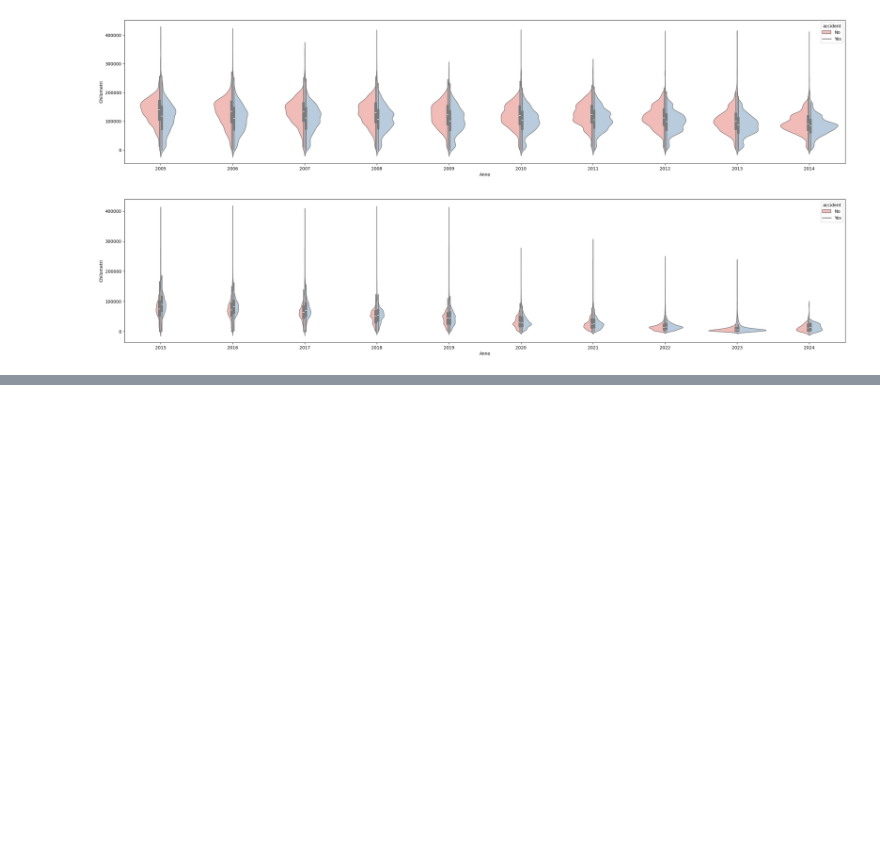
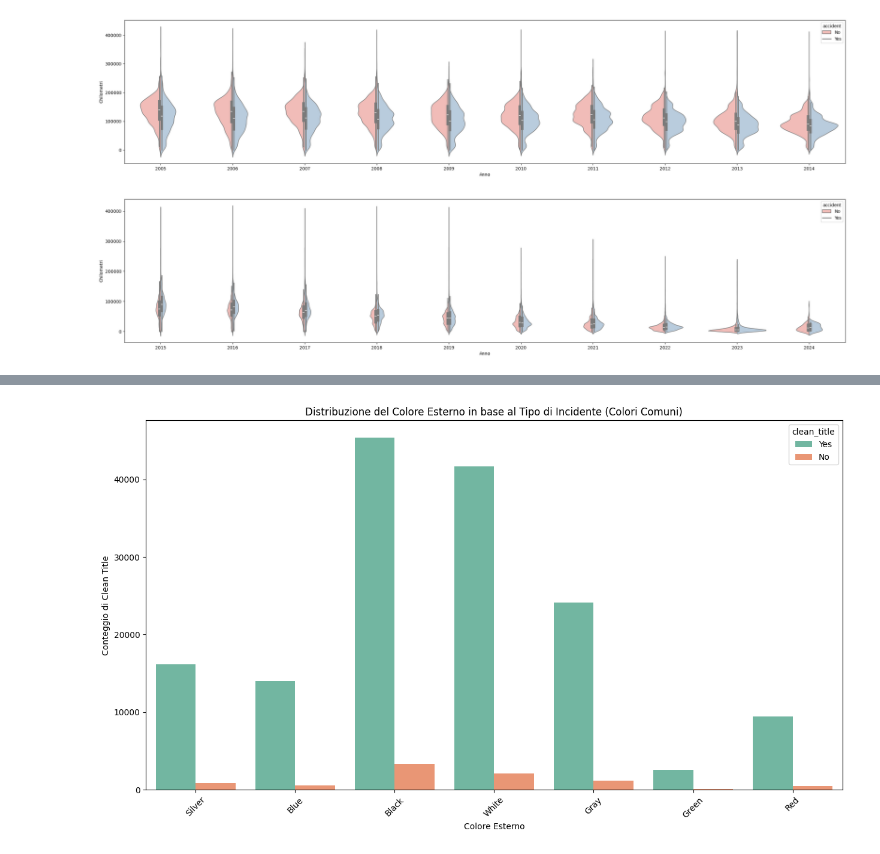
Before and after one commit to Solace-hub/Lorenzo-Esercizi, a Jupyter notebook: Corso Python e Machine Learning/20 Novembre/Esercizio di Gruppo Finale.ipynb, the cells around one changed output, grey strips where cells are left out. Cells and saved outputs as stored; diff of their text form; code cells hidden in the pictures; blank space fills up the shorter version.

```diff
--- a/Corso Python e Machine Learning/20 Novembre/Esercizio di Gruppo Finale.ipynb
+++ b/Corso Python e Machine Learning/20 Novembre/Esercizio di Gruppo Finale.ipynb
@@ -352,0 +369,17 @@ plt.show()
+# %%
+# Lista dei colori classici da includere
+common_colors = ['Black', 'White', 'Gray', 'Blue', 'Red', 'Silver', 'Green']
+
+# Filtriamo il dataframe per mantenere solo i colori comuni
+df_filtered_colors = df[df['ext_col'].isin(common_colors)]
+
+# Creazione del countplot
+plt.figure(figsize=(15, 8))
+sns.countplot(data=df_filtered_colors, x='ext_col', hue='clean_title', palette='Set2')
+plt.xticks(rotation=45)
+plt.title("Distribuzione del Colore Esterno in base al Tipo di Incidente (Colori Comuni)")
+plt.xlabel("Colore Esterno")
+plt.ylabel("Conteggio di Clean Title")
+plt.show()
+# %% [output]
+[figure, added]
```
Also changed, not shown: parts of 12 cells of this notebook.
